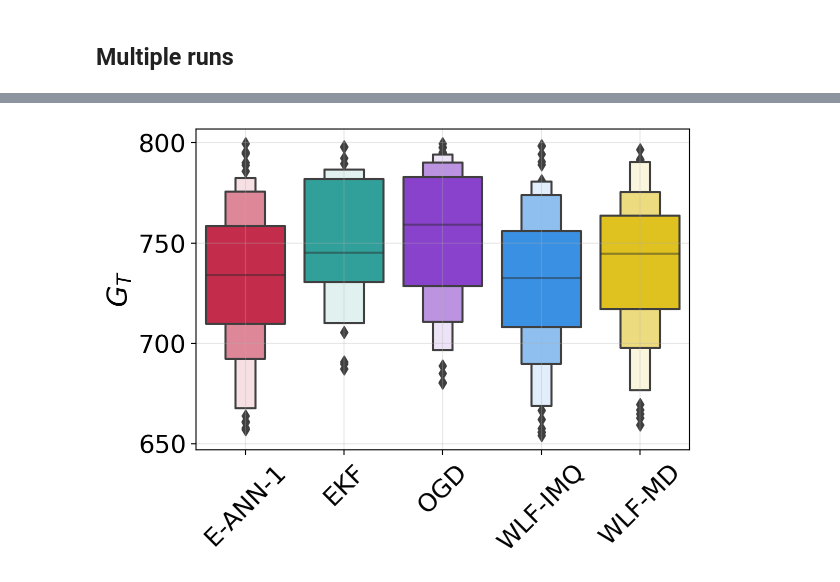
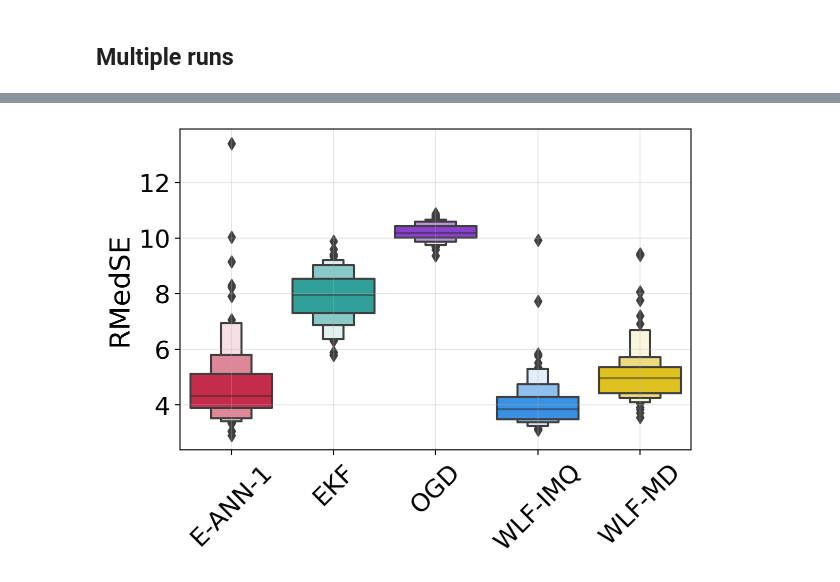
Before and after one commit to gerdm/weighted-likelihood-filter, a Jupyter notebook: experiments/online-mlp-training.ipynb, the cells around one changed output, grey strips where cells are left out. Saved outputs shown, nothing was run; the diff lists cells and outputs as text; code cells hidden in the pictures.

Commit message:
feat: experiments results

```diff
--- a/experiments/online-mlp-training.ipynb
+++ b/experiments/online-mlp-training.ipynb
@@ -262,7 +270,9 @@ def filter_imqf(log_lr, soft_threshold):
 
 
 def opt_step(log_lr, soft_threshold):
-    res = -jnp.power(filter_imqf(log_lr, soft_threshold)[0] - y, 2).mean()
+    res = -jnp.power(filter_imqf(log_lr, soft_threshold)[0] - y, 2)
+    res = jnp.median(res)
+
     if np.isnan(res):
         res = -1e+6
 
@@ -320,7 +326,8 @@ def filter_mah_ekf(log_lr, threshold):
 
 
 def opt_step(log_lr, threshold):
-    res = -jnp.power(filter_mah_ekf(log_lr, threshold)[0] - y, 2).mean()
+    res = -jnp.power(filter_mah_ekf(log_lr, threshold)[0] - y, 2)
+    res = jnp.median(res)
     if np.isnan(res):
         res = -1e+6
 
@@ -381,7 +393,8 @@ def filter_ogd(log_lr, n_inner):
 
 
 def opt_step(log_lr, n_inner):
-    res = -jnp.power(filter_ogd(log_lr, n_inner)[0] - y, 2).mean()
+    res = -jnp.power(filter_ogd(log_lr, n_inner)[0] - y, 2)
+    res = jnp.median(res)
     if np.isnan(res):
         res = -1e+6
 
@@ -555,5 +570,5 @@ plt.savefig("./figures/online-mlp-osa-benchmark.pdf")
 # %%
-results_osa_df = jax.tree_map(lambda errs: jnp.sqrt(jnp.power(errs, 2)[:, 0:].sum(axis=1)), errs_osa)
+results_osa_df = jax.tree_map(lambda errs: jnp.sqrt(jnp.median(jnp.power(errs, 2)[:, 0:], axis=1)), errs_osa)
 results_osa_df = pd.DataFrame(results_osa_df)
 results_osa_df.describe()
 # %% [output]
@@ -569,15 +609,20 @@ results_osa_df.describe()
 # %%
 sns.boxenplot(
-    results_osa_df.melt().query("value < 800"),
+    (
+    results_osa_df
+        .melt()
+        # .query("value < 1000")
+    )
+    ,
     x="variable", y="value",
     palette=cmap
 )
 plt.grid(alpha=0.3)
 # plt.yscale("log")
 plt.xlabel("")
-plt.ylabel("$G_T$", fontsize=20)
+plt.ylabel("RMedSE", fontsize=20)
 plt.xticks(rotation=45)
 plt.tight_layout()
-plt.savefig("./figures/online-mlp-benchmark.pdf")
+plt.savefig(f"./figures/online-{model_str}-{is_sorted_str}-benchmark.pdf")
 # %% [output]
-[figure, old version]
+[figure, new version]
```
Also changed, not shown: parts of 21 cells of this notebook, 2 other files.
